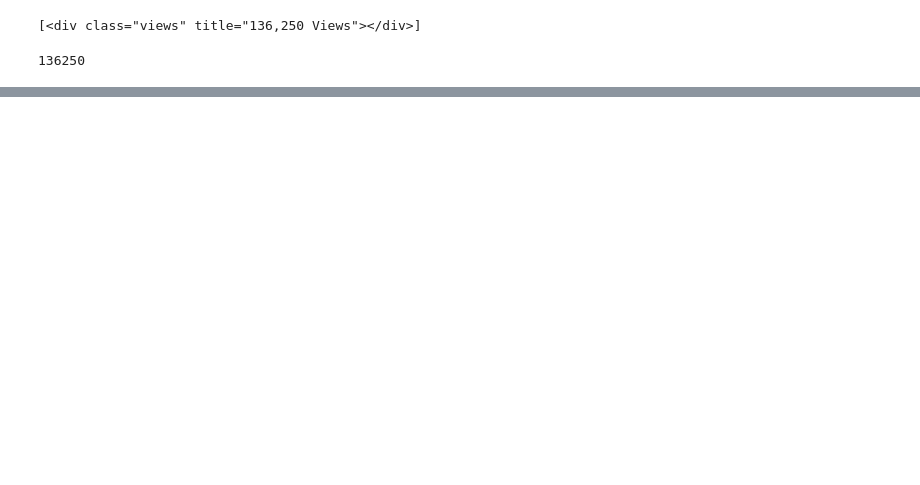
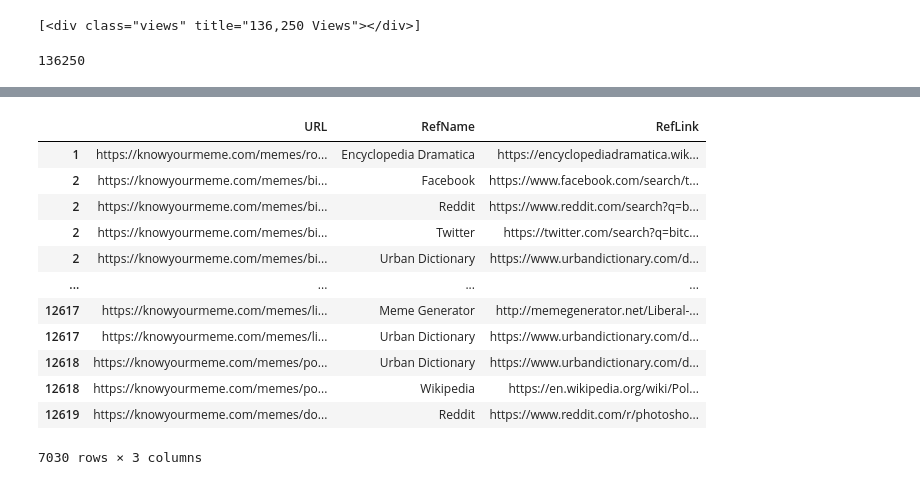
Before and after one commit to MReintop/DataEngProject_Team2, a Jupyter notebook: enrichment_ideas.ipynb, the cells around one changed output, grey strips where cells are left out. Cells and saved outputs as stored; diff of their text form; code cells hidden in the pictures; blank space fills up the shorter version.

```diff
--- a/enrichment_ideas.ipynb
+++ b/enrichment_ideas.ipynb
@@ -16,0 +195,18 @@ int(str(soup.find_all("div", "views")).split('title="')[1].split('Views')[0].rep
+# %%
+Refers[Refers["RefName"]==""].index
+Refers = Refers.drop(labels=Refers[Refers["RefName"]==""].index)
+Refers
+# %% [output]
+|  | URL | RefName | RefLink |
+| 1 | https://knowyourmeme.com/memes/ro... | Encyclopedia Dramatica | https://encyclopediadramatica.wik... |
+| 2 | https://knowyourmeme.com/memes/bi... | Facebook | https://www.facebook.com/search/t... |
+| 2 | https://knowyourmeme.com/memes/bi... | Reddit | https://www.reddit.com/search?q=b... |
+| 2 | https://knowyourmeme.com/memes/bi... | Twitter | https://twitter.com/search?q=bitc... |
+| 2 | https://knowyourmeme.com/memes/bi... | Urban Dictionary | https://www.urbandictionary.com/d... |
+| ... | ... | ... | ... |
+| 12617 | https://knowyourmeme.com/memes/li... | Meme Generator | http://memegenerator.net/Liberal-... |
+| 12617 | https://knowyourmeme.com/memes/li... | Urban Dictionary | https://www.urbandictionary.com/d... |
+| 12618 | https://knowyourmeme.com/memes/po... | Urban Dictionary | https://www.urbandictionary.com/d... |
+| 12618 | https://knowyourmeme.com/memes/po... | Wikipedia | https://en.wikipedia.org/wiki/Pol... |
+| 12619 | https://knowyourmeme.com/memes/do... | Reddit | https://www.reddit.com/r/photosho... |
+7030 rows × 3 columns
```
Also changed, not shown: parts of 67 cells of this notebook.
